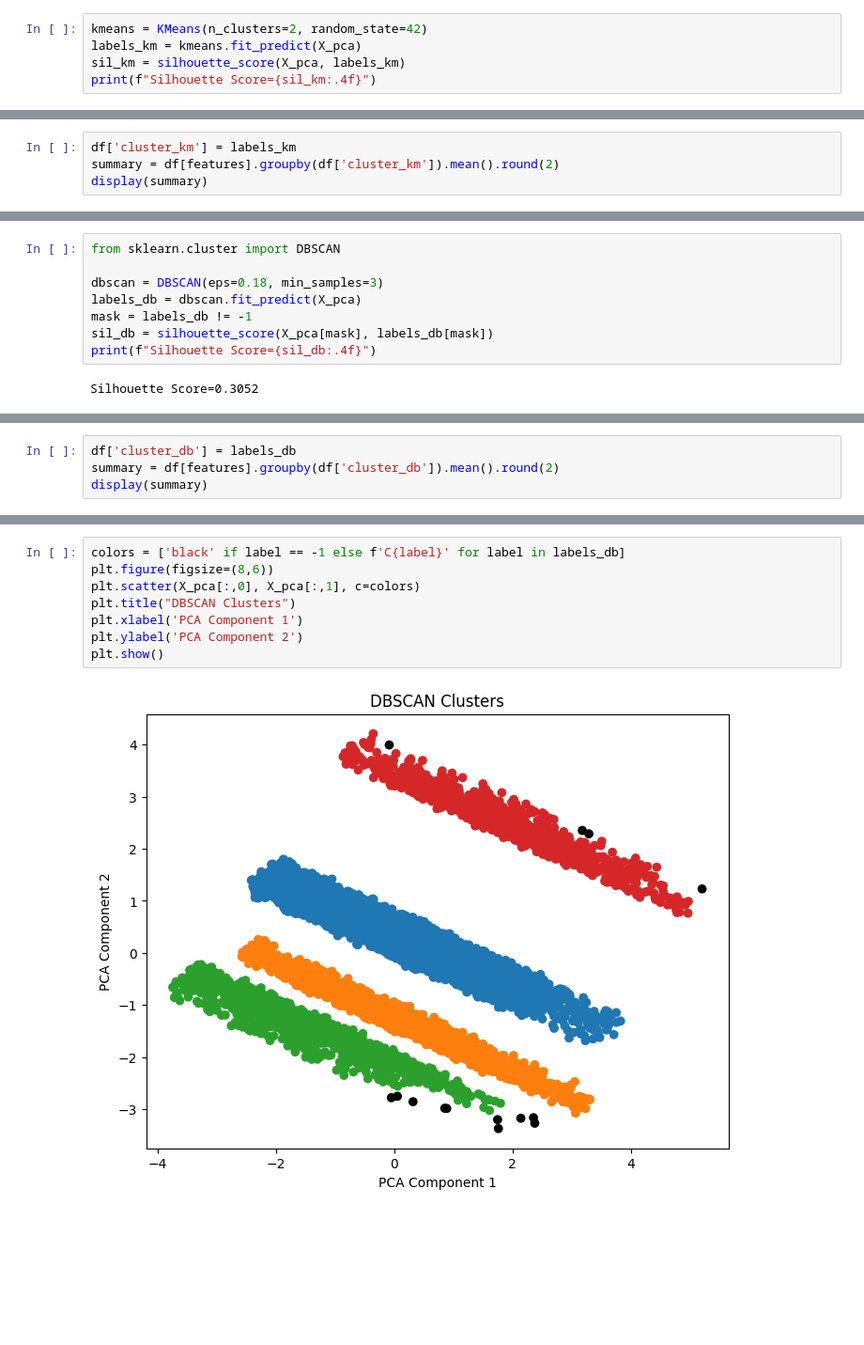
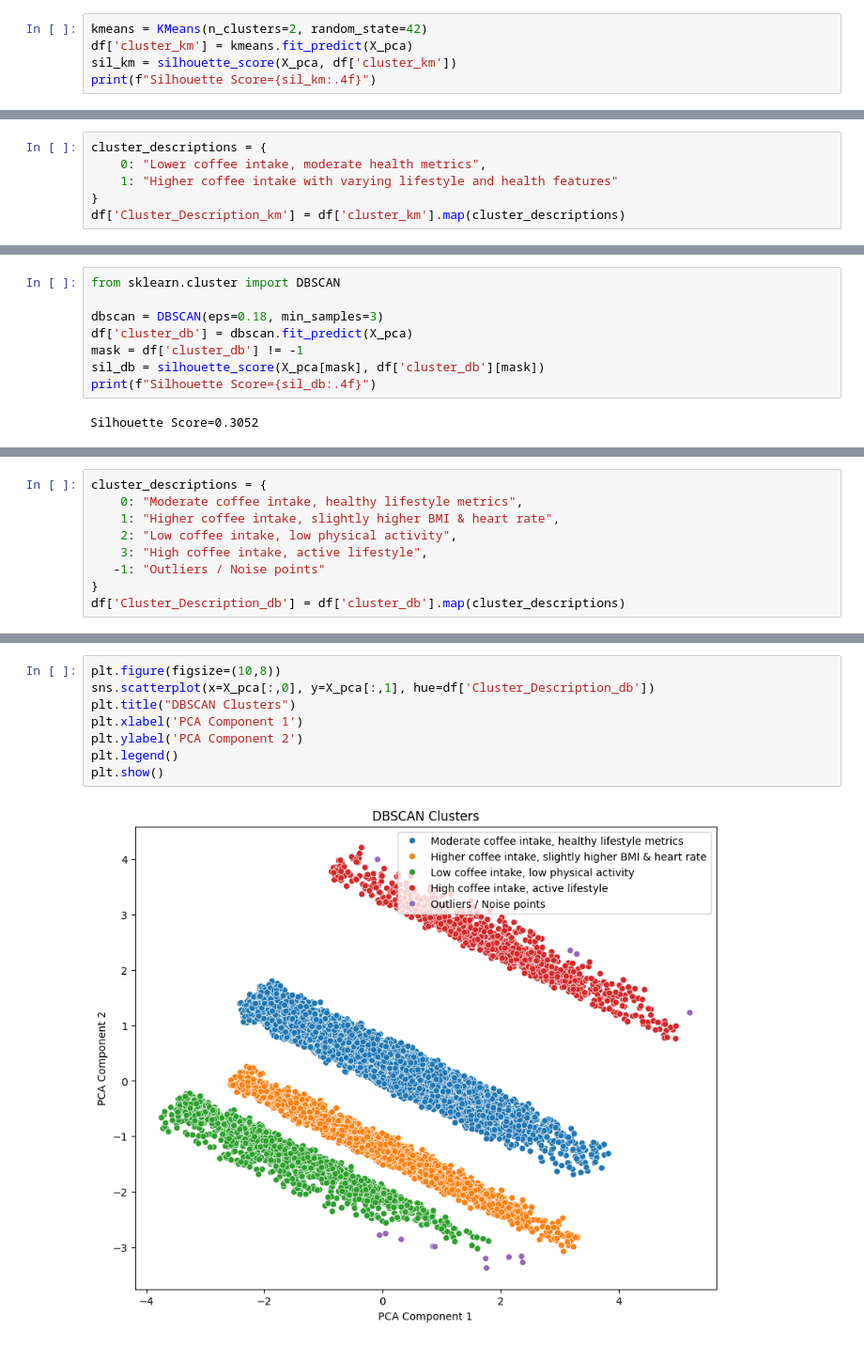
Before and after one commit to kanika-07cs/Coffee_Clustering_Task, a Jupyter notebook: Task.ipynb, the cells around one changed output, grey strips where cells are left out. Shown: that part at 94% size. Cells and saved outputs as stored; diff of their text form; blank space fills up the shorter version.

```diff
--- a/Task.ipynb
+++ b/Task.ipynb
@@ -184,8 +186,8 @@ K=9, Silhouette Score=0.4571
 K=10, Silhouette Score=0.4548
 # %%
 kmeans = KMeans(n_clusters=2, random_state=42)
-labels_km = kmeans.fit_predict(X_pca)
-sil_km = silhouette_score(X_pca, labels_km)
+df['cluster_km'] = kmeans.fit_predict(X_pca)
+sil_km = silhouette_score(X_pca, df['cluster_km'])
 print(f"Silhouette Score={sil_km:.4f}")
 # %% [output]
 Silhouette Score=0.4739
@@ -199,6 +202,8 @@ Cluster label counts:
 0     961
 Name: count, dtype: int64
 # %%
-df['cluster_km'] = labels_km
-summary = df[features].groupby(df['cluster_km']).mean().round(2)
-display(summary)
+cluster_descriptions = {
+    0: "Lower coffee intake, moderate health metrics",
+    1: "Higher coffee intake with varying lifestyle and health features"
+}
+df['Cluster_Description_km'] = df['cluster_km'].map(cluster_descriptions)
@@ -236,9 +236,9 @@ plt.show()
 from sklearn.cluster import DBSCAN
 
 dbscan = DBSCAN(eps=0.18, min_samples=3)
-labels_db = dbscan.fit_predict(X_pca)
-mask = labels_db != -1
-sil_db = silhouette_score(X_pca[mask], labels_db[mask])
+df['cluster_db'] = dbscan.fit_predict(X_pca)
+mask = df['cluster_db'] != -1
+sil_db = silhouette_score(X_pca[mask], df['cluster_db'][mask])
 print(f"Silhouette Score={sil_db:.4f}")
 # %% [output]
 Silhouette Score=0.3052
@@ -255,6 +256,11 @@ Cluster label counts:
 -1      14
 Name: count, dtype: int64
 # %%
-df['cluster_db'] = labels_db
-summary = df[features].groupby(df['cluster_db']).mean().round(2)
-display(summary)
+cluster_descriptions = {
+    0: "Moderate coffee intake, healthy lifestyle metrics",
+    1: "Higher coffee intake, slightly higher BMI & heart rate",
+    2: "Low coffee intake, low physical activity",
+    3: "High coffee intake, active lifestyle",
+   -1: "Outliers / Noise points"
+}
+df['Cluster_Description_db'] = df['cluster_db'].map(cluster_descriptions)
@@ -269,10 +267,10 @@ display(summary)
 # %%
-colors = ['black' if label == -1 else f'C{label}' for label in labels_db]
-plt.figure(figsize=(8,6))
-plt.scatter(X_pca[:,0], X_pca[:,1], c=colors)
+plt.figure(figsize=(10,8))
+sns.scatterplot(x=X_pca[:,0], y=X_pca[:,1], hue=df['Cluster_Description_db'])
 plt.title("DBSCAN Clusters")
 plt.xlabel('PCA Component 1')
 plt.ylabel('PCA Component 2')
+plt.legend()
 plt.show()
 # %% [output]
-[figure, old version]
+[figure, new version]
```
Also changed, not shown: parts of 7 cells of this notebook, 6 other files.
